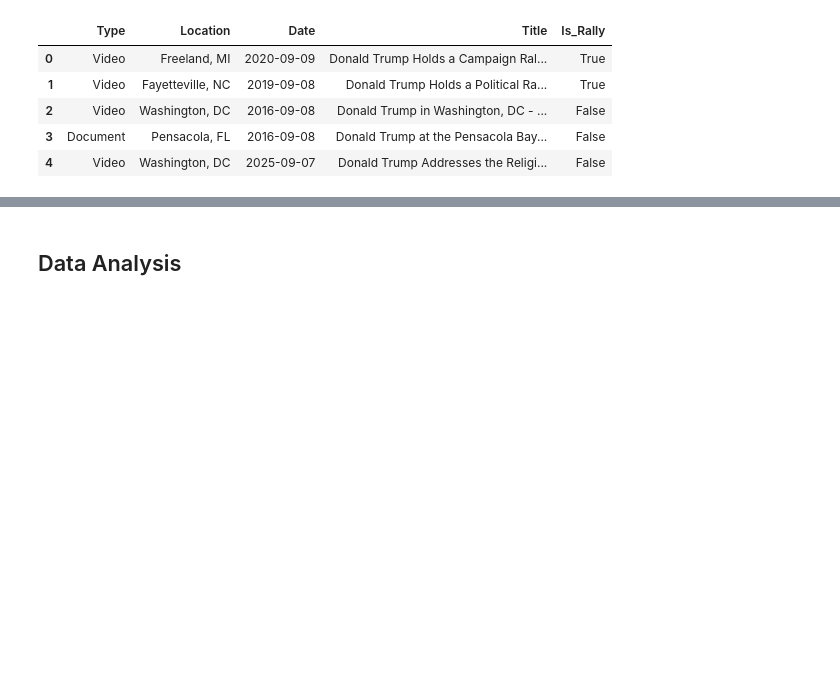
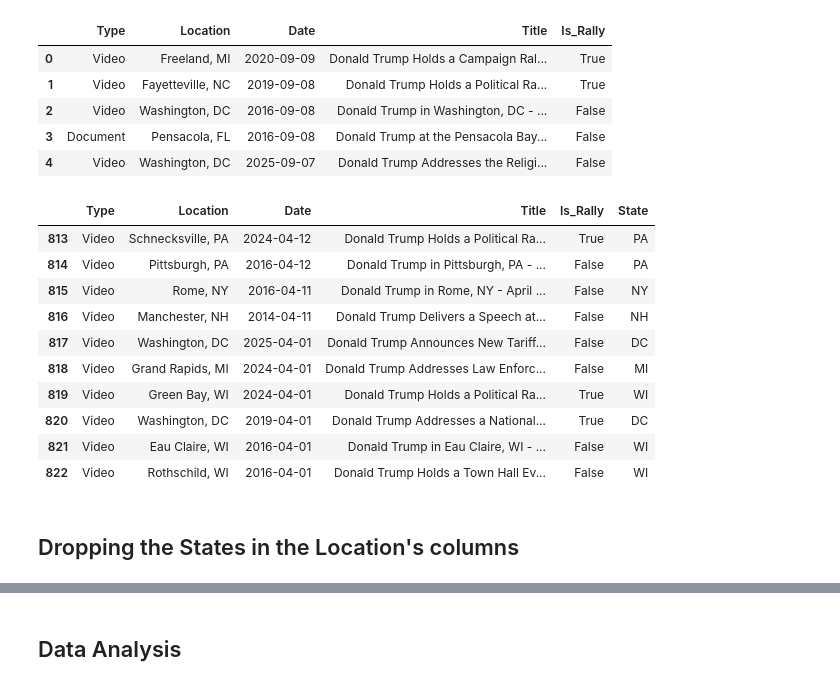
Before and after one commit to NgrimaldiN/Getting-in-Trump-s-Head, a Jupyter notebook: notebooks/title_analysis.ipynb, the cells around one changed output, grey strips where cells are left out. Drawn from its saved outputs; the diff is of its cells as text; code cells hidden in the pictures; blank space fills up the shorter version.

```diff
--- a/notebooks/title_analysis.ipynb
+++ b/notebooks/title_analysis.ipynb
@@ -5150,3 +5150,19 @@ df_speeches.head()
 | 2 | Video | Washington, DC | 2016-09-08 | Donald Trump in Washington, DC - ... | False |
 | 3 | Document | Pensacola, FL | 2016-09-08 | Donald Trump at the Pensacola Bay... | False |
 | 4 | Video | Washington, DC | 2025-09-07 | Donald Trump Addresses the Religi... | False |
+# %%
+df_speeches.tail(5)
+# %% [output]
+|  | Type | Location | Date | Title | Is_Rally | State |
+| 813 | Video | Schnecksville, PA | 2024-04-12 | Donald Trump Holds a Political Ra... | True | PA |
+| 814 | Video | Pittsburgh, PA | 2016-04-12 | Donald Trump in Pittsburgh, PA - ... | False | PA |
+| 815 | Video | Rome, NY | 2016-04-11 | Donald Trump in Rome, NY - April ... | False | NY |
+| 816 | Video | Manchester, NH | 2014-04-11 | Donald Trump Delivers a Speech at... | False | NH |
+| 817 | Video | Washington, DC | 2025-04-01 | Donald Trump Announces New Tariff... | False | DC |
+| 818 | Video | Grand Rapids, MI | 2024-04-01 | Donald Trump Addresses Law Enforc... | False | MI |
+| 819 | Video | Green Bay, WI | 2024-04-01 | Donald Trump Holds a Political Ra... | True | WI |
+| 820 | Video | Washington, DC | 2019-04-01 | Donald Trump Addresses a National... | True | DC |
+| 821 | Video | Eau Claire, WI | 2016-04-01 | Donald Trump in Eau Claire, WI - ... | False | WI |
+| 822 | Video | Rothschild, WI | 2016-04-01 | Donald Trump Holds a Town Hall Ev... | False | WI |
+# %% [markdown]
+## Dropping the States in the Location's columns
```
Also changed, not shown: parts of 17 cells of this notebook.
